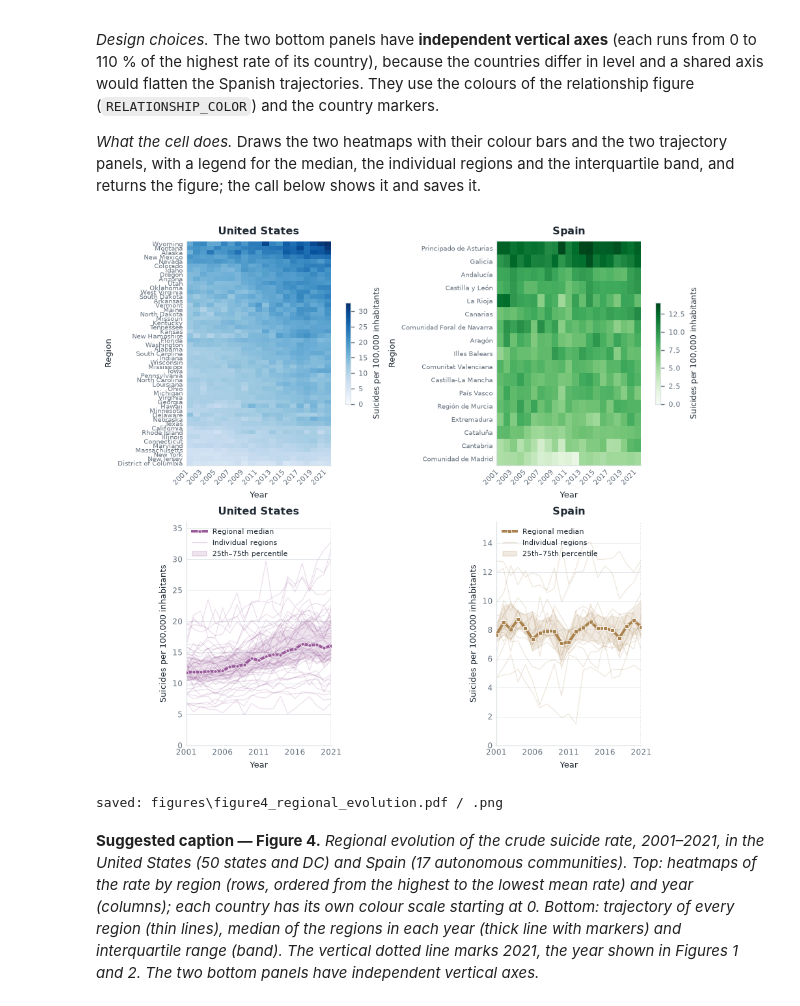
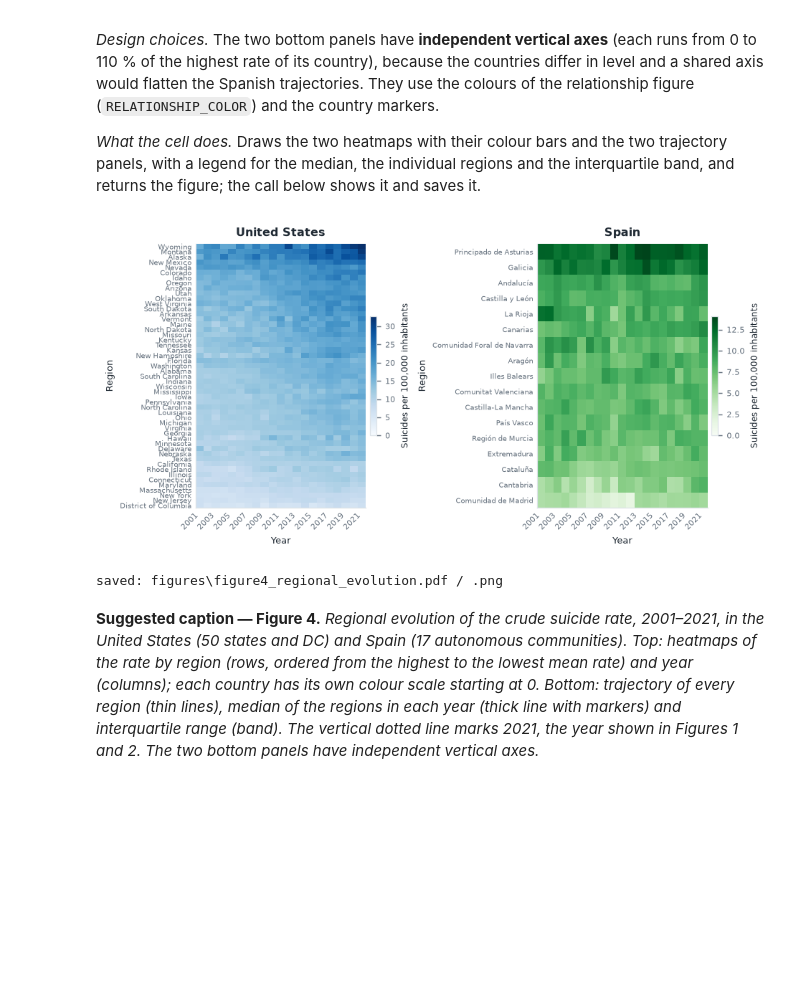
Before and after one commit to Edgarhdzm/Data-analysis-mental-health-and-weather, a Jupyter notebook: notebooks/suicide_population_crm_20261124.ipynb, the cells around one changed output. Cells and saved outputs as stored; diff of their text form; code cells hidden in the pictures; blank space fills up the shorter version.

```diff
--- a/notebooks/suicide_population_crm_20261124.ipynb
+++ b/notebooks/suicide_population_crm_20261124.ipynb
@@ -1052,13 +1141,18 @@ def figure3():
 
     axes[0].set_ylabel("Change since 2001 (%)")
 
-    legend_handles = [                                                 # explicit four-item legend: colour AND line style
-        Line2D([], [], color=COLOR_SERIES[("United States", "density")], linestyle="--", linewidth=1.8, label="US population"),
-        Line2D([], [], color=COLOR_SERIES[("United States", "rate")], linestyle="-", linewidth=2.2, label="US suicide rate"),
-        Line2D([], [], color=COLOR_SERIES[("Spain", "density")], linestyle="--", linewidth=1.8, label="Spain population"),
-        Line2D([], [], color=COLOR_SERIES[("Spain", "rate")], linestyle="-", linewidth=2.2, label="Spain suicide rate"),
+    legend_handles = [
+        Line2D([], [], color=INK, linestyle="--", linewidth=1.8, label="Population"),
+        Line2D([], [], color=INK, linestyle="-", linewidth=2.2, label="Suicide rate"),
     ]
-    fig.legend(handles=legend_handles, loc="upper center", bbox_to_anchor=(0.5, 1.04), ncol=4, frameon=False)
+
+    fig.legend(
+        handles=legend_handles,
+        loc="upper center",
+        bbox_to_anchor=(0.5, 1.04),
+        ncol=2,
+        frameon=False
+    )
     fig.tight_layout(rect=[0, 0, 1, 0.93])
     return fig
 
@@ -1092,66 +1184,67 @@ for c in COUNTRIES:
 *What the cell does.* Draws the two heatmaps with their colour bars and the two trajectory panels, with a legend for the median, the individual regions and the interquartile band, and returns the figure; the call below shows it and saves it.
 # %%
 def figure4():
-    fig, axes = plt.subplots(2, 2, figsize=(FULL_W, 6.5), constrained_layout=True)
-
+    # fig, axes = plt.subplots(2, 2, figsize=(FULL_W, 6.5), constrained_layout=True)
+    fig, axes = plt.subplots(1, 2, figsize=(FULL_W, 3.5), constrained_layout=True)
     # ---- 1. heatmaps of the suicide rate (palettes of Figure 1, independent scales)
     for col, c in enumerate(COUNTRIES):
-        ax = axes[0, col]
+        # ax = axes[0, col]
+        ax = axes[col]
         data = HEATMAP_DATA[c]
         im = ax.imshow(data.values, aspect="auto", cmap=CMAP_SERIES[(c, "rate")], vmin=0, vmax=float(data.max().max()),
                        interpolation="nearest")
         ax.set_title(c, fontsize=9, fontweight="bold")
         ax.set_yticks(np.arange(len(data.index)))
         ax.set_yticklabels(data.index, fontsize=5.5)
         tick_positions = np.arange(0, len(data.columns), 2)                # one label every two years
         ax.set_xticks(tick_positions)
         ax.set_xticklabels(data.columns[tick_positions], rotation=45, ha="right", fontsize=6)
         ax.set_xlabel("Year", fontsize=7)
         ax.set_ylabel("Region", fontsize=7)
         cbar = fig.colorbar(im, ax=ax, fraction=0.035, pad=0.025)
         cbar.set_label("Suicides per 100,000 inhabitants", fontsize=6.5)
         cbar.ax.tick_params(labelsize=6)
         clean_axes(ax, grid=None)
 
     # ---- 2. regional trajectories (independent y-axis for each country)
-    for col, c in enumerate(COUNTRIES):
-        ax = axes[1, col]
-        p = PANELS[c]
-        color = RELATIONSHIP_COLOR[c]
+    # for col, c in enumerate(COUNTRIES):
+    #     ax = axes[1, col]
+    #     p = PANELS[c]
+    #     color = RELATIONSHIP_COLOR[c]
 
-        for region, g in p.groupby("region"):                              # one thin line per region
-            g = g.sort_values("year")
-            ax.plot(g["year"], g["rate"], color=color, alpha=0.20, linewidth=0.65, zorder=1)
+    #     for region, g in p.groupby("region"):                              # one thin line per region
+    #         g = g.sort_values("year")
+    #         ax.plot(g["year"], g["rate"], color=color, alpha=0.20, linewidth=0.65, zorder=1)
 
-        annual = (p.groupby("year")["rate"]                                # distribution of the regions in every year
-                  .agg(median="median", q25=lambda x: x.quantile(0.25), q75=lambda x: x.quantile(0.75))
-                  .sort_index())
-        years = annual.index.to_numpy()
+    #     annual = (p.groupby("year")["rate"]                                # distribution of the regions in every year
+    #               .agg(median="median", q25=lambda x: x.quantile(0.25), q75=lambda x: x.quantile(0.75))
+    #               .sort_index())
+    #     years = annual.index.to_numpy()
 
-        ax.fill_between(years, annual["q25"].to_numpy(), annual["q75"].to_numpy(), color=color, alpha=0.16, linewidth=0, zorder=2)
-        ax.plot(years, annual["median"].to_numpy(), color=color, linewidth=2.2, marker=COUNTRY_MARKER[c], markersize=3,
-                markeredgecolor="white", markeredgewidth=0.5, zorder=3, label="Regional median")
-        ax.axvline(YEAR, color=MUTED, linewidth=0.8, linestyle=":", zorder=0)           # year of Figures 1 and 2
+    #     ax.fill_between(years, annual["q25"].to_numpy(), annual["q75"].to_numpy(), color=color, alpha=0.16, linewidth=0, zorder=2)
+    #     ax.plot(years, annual["median"].to_numpy(), color=color, linewidth=2.2, marker=COUNTRY_MARKER[c], markersize=3,
+    #             markeredgecolor="white", markeredgewidth=0.5, zorder=3, label="Regional median")
+    #     ax.axvline(YEAR, color=MUTED, linewidth=0.8, linestyle=":", zorder=0)           # year of Figures 1 and 2
 
-        ax.set_title(c, fontsize=9, fontweight="bold")
-        ax.set_xlim(2001, 2021)
-        ax.set_ylim(0, p["rate"].max() * 1.10)
-        ax.set_xticks(np.arange(2001, 2022, 5))
-        ax.set_xlabel("Year", fontsize=7)
-        ax.set_ylabel("Suicides per 100,000 inhabitants", fontsize=7)
-        ax.tick_params(labelsize=6.5)
-        clean_axes(ax)
+    #     # ax.set_title(c, fontsize=9, fontweight="bold")
+    #     ax.set_xlim(2001, 2021)
+    #     ax.set_ylim(0, p["rate"].max() * 1.10)
+    #     ax.set_xticks(np.arange(2001, 2022, 5))
+    #     ax.set_xlabel("Year", fontsize=7)
+    #     ax.set_ylabel("Suicides per 100,000 inhabitants", fontsize=7)
+    #     ax.tick_params(labelsize=6.5)
+    #     clean_axes(ax)
 
-        ax.plot([], [], color=color, alpha=0.25, linewidth=0.8, label="Individual regions")        # legend proxies
-        ax.fill_between([], [], [], color=color, alpha=0.16, label="25th–75th percentile")
-        ax.legend(frameon=False, fontsize=6, loc="upper left")
+    #     ax.plot([], [], color=color, alpha=0.25, linewidth=0.8, label="Individual regions")        # legend proxies
+    #     ax.fill_between([], [], [], color=color, alpha=0.16, label="25th–75th percentile")
+    #     ax.legend(frameon=False, fontsize=6, loc="upper left")
     return fig
 
 fig = figure4()
 plt.show()
 save_figure(fig, "figure4_regional_evolution")
 # %% [output]
-[figure, old version]
+[figure, new version]
 saved: figures\figure4_regional_evolution.pdf / .png
 # %% [markdown]
 **Suggested caption — Figure 4.** *Regional evolution of the crude suicide rate, 2001–2021, in the United States (50 states and DC) and Spain (17 autonomous communities). Top: heatmaps of the rate by region (rows, ordered from the highest to the lowest mean rate) and year (columns); each country has its own colour scale starting at 0. Bottom: trajectory of every region (thin lines), median of the regions in each year (thick line with markers) and interquartile range (band). The vertical dotted line marks 2021, the year shown in Figures 1 and 2. The two bottom panels have independent vertical axes.*
```
Also changed, not shown: parts of 14 cells of this notebook.
